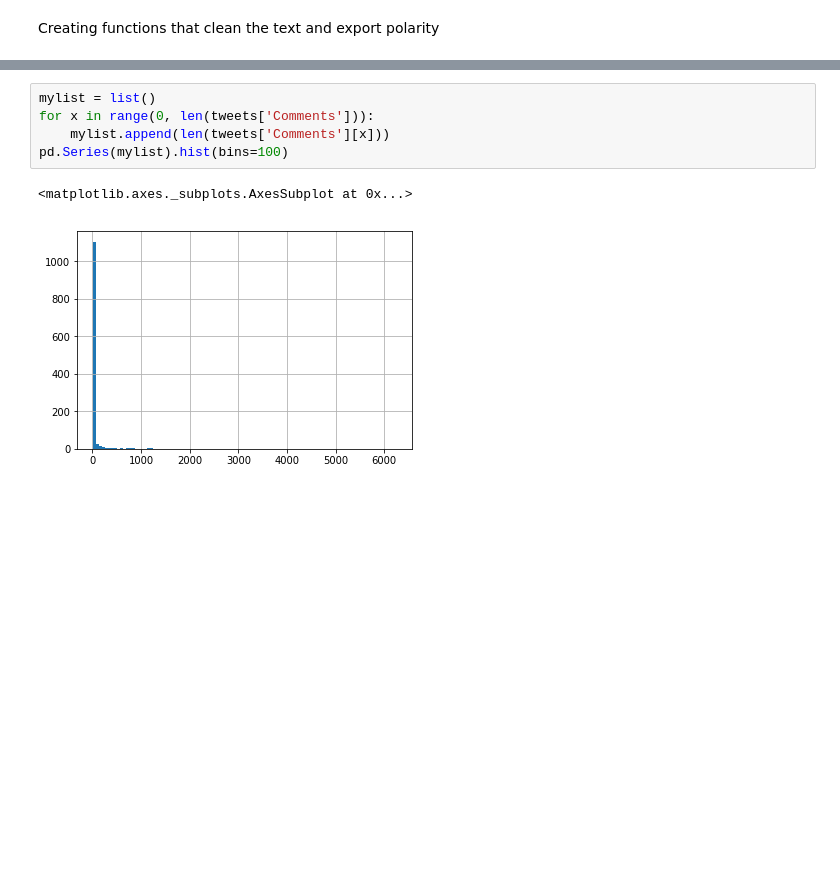
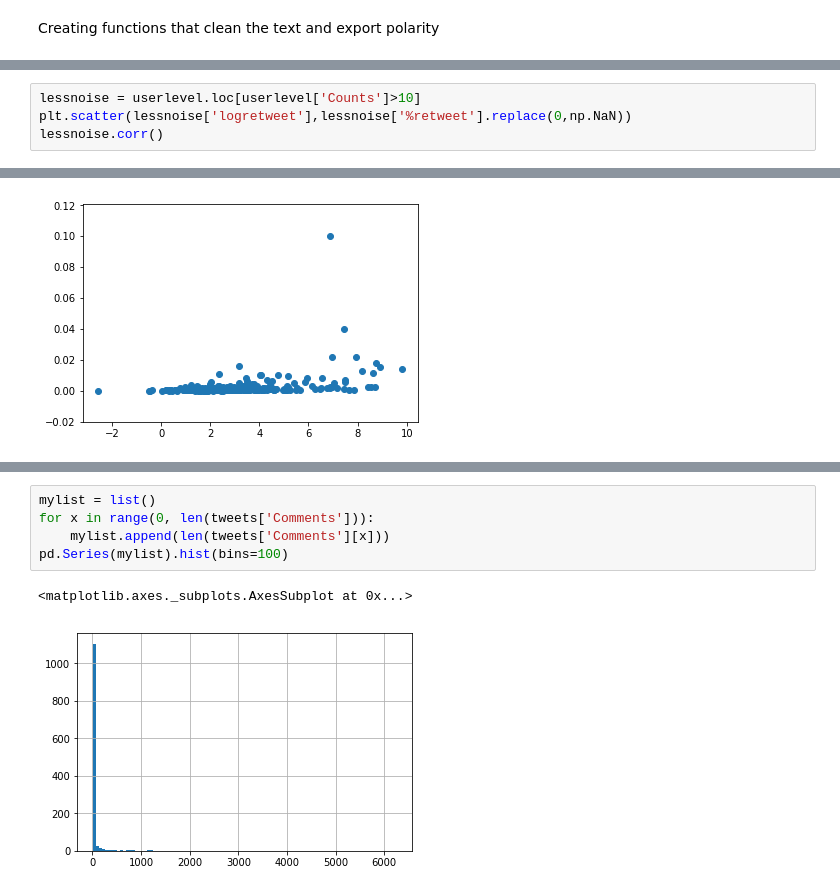
Before and after one commit to jmoorebyu/213_finalproject, a Jupyter notebook: Project Workbook.ipynb, the cells around one changed output, grey strips where cells are left out. Cells and saved outputs as stored; diff of their text form; blank space fills up the shorter version.

```diff
--- a/Project Workbook.ipynb
+++ b/Project Workbook.ipynb
@@ -75,0 +478,5 @@ See the caveats in the documentation: http://pandas.pydata.org/pandas-docs/stabl
+# %%
+lessnoise = userlevel.loc[userlevel['Counts']>10]
+plt.scatter(lessnoise['logretweet'],lessnoise['%retweet'].replace(0,np.NaN))
+lessnoise.corr()
+# %% [output]
@@ -75,0 +497 @@ See the caveats in the documentation: http://pandas.pydata.org/pandas-docs/stabl
+[figure, added]
```
Also changed, not shown: parts of 69 cells of this notebook.
